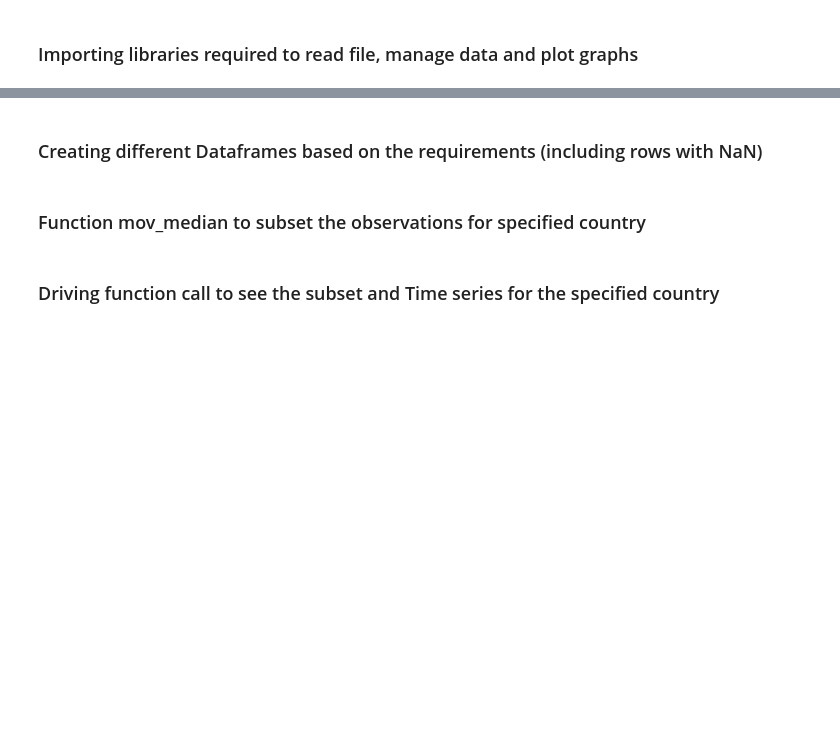
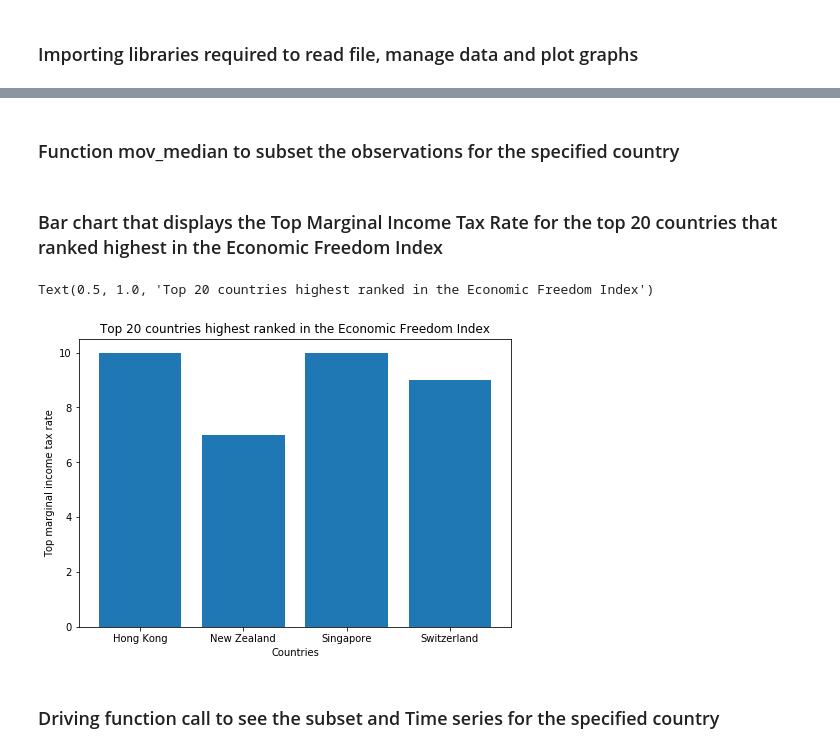
Before and after one commit to TheBharatha/Life-of-Py, a Jupyter notebook: WarmUp/Eco_Freedom_Rank.ipynb, the cells around one changed output, grey strips where cells are left out. Drawn from its saved outputs; the diff is of its cells as text; code cells hidden in the pictures; blank space fills up the shorter version.

Commit message:
Added Bar graph Top 20 countries
To Plot bar chart that displays the Top Marginal Income Tax Rate for the top 20 countries that ranked highest in the Economic Freedom Index

```diff
--- a/WarmUp/Eco_Freedom_Rank.ipynb
+++ b/WarmUp/Eco_Freedom_Rank.ipynb
@@ -11,14 +10,9 @@ import seaborn as sb
 # %%
 # To plot the time series line plot of the results from function mov_median
 efw_panel = pd.read_excel('efw-2019-master-index-data-for-researchers.xlsx',sheet_name = 'EFW Panel Data 2019 Report', usecols = 'B,D:E', header = 2)
-efw_panel.dropna(axis = 0, how = 'any', inplace = True)
 
 # To Plot bar chart that displays the Top Marginal Income Tax Rate for the top 20 countries that ranked highest in the Economic Freedom Index
 top_mar = pd.read_excel('efw-2019-master-index-data-for-researchers.xlsx', sheet_name = 'EFW Index 2019 Report', usecols = 'D:E,N', header = 4)
-top_mar.dropna(axis = 0, how = 'any', inplace = True)
 
 #To scatter plot the relationship between "Reliability of Police" and "Business Cost of Crime" variables for all countries in the 2019 report
 police_bus = pd.read_excel('efw-2019-master-index-data-for-researchers.xlsx', sheet_name = 'EFW Index 2019 Report', usecols = 'D,AB:AC', header = 4)
-police_bus.dropna(axis = 0, how = 'any', inplace = True)
-# %% [markdown]
-### Creating different Dataframes based on the requirements (including rows with NaN)
@@ -34,5 +19,5 @@ police_bus_na = pd.read_excel('efw-2019-master-index-data-for-researchers.xlsx',
 # %% [markdown]
-### Function mov_median to subset the observations for specified country
+### Function mov_median to subset the observations for the specified country
 # %%
 def mov_median(dataframe, country, column, periods):
     pd.set_option('mode.chained_assignment', None)
@@ -40,6 +25,20 @@ def mov_median(dataframe, country, column, periods):
     efw['EFW_MA'] = efw.iloc[:,2].rolling(window = periods).mean()
     efw.plot(x = 'Year', y = 'EFW_MA')
     return(efw)
+# %% [markdown]
+### Bar chart that displays the Top Marginal Income Tax Rate for the top 20 countries that ranked highest in the Economic Freedom Index
+# %%
+top_20 = top_mar.sort_values(by=['Economic Freedom Summary Index'], ascending = False)
+top_20 = top_20.iloc[:20]
+bar_top = plt.figure()
+top_ax = bar_top.add_axes([0,0,1,1])
+top_ax.bar(top_20['Countries'],top_20['Top marginal income tax rate'])
+top_ax.set_xlabel('Countries')
+top_ax.set_ylabel('Top marginal income tax rate')
+top_ax.set_title('Top 20 countries highest ranked in the Economic Freedom Index')
+# %% [output]
+Text(0.5, 1.0, 'Top 20 countries highest ranked in the Economic Freedom Index')
+[figure, added]
 # %% [markdown]
 ### Driving function call to see the subset and Time series for the specified country
 # %%
```
Also changed, not shown: parts of 3 cells of this notebook.
